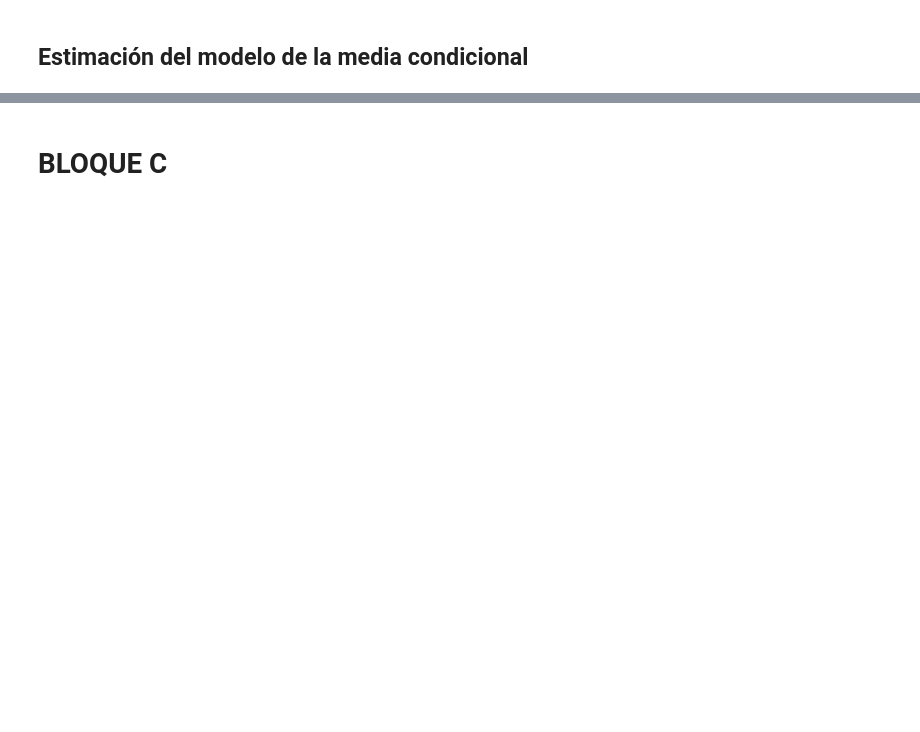
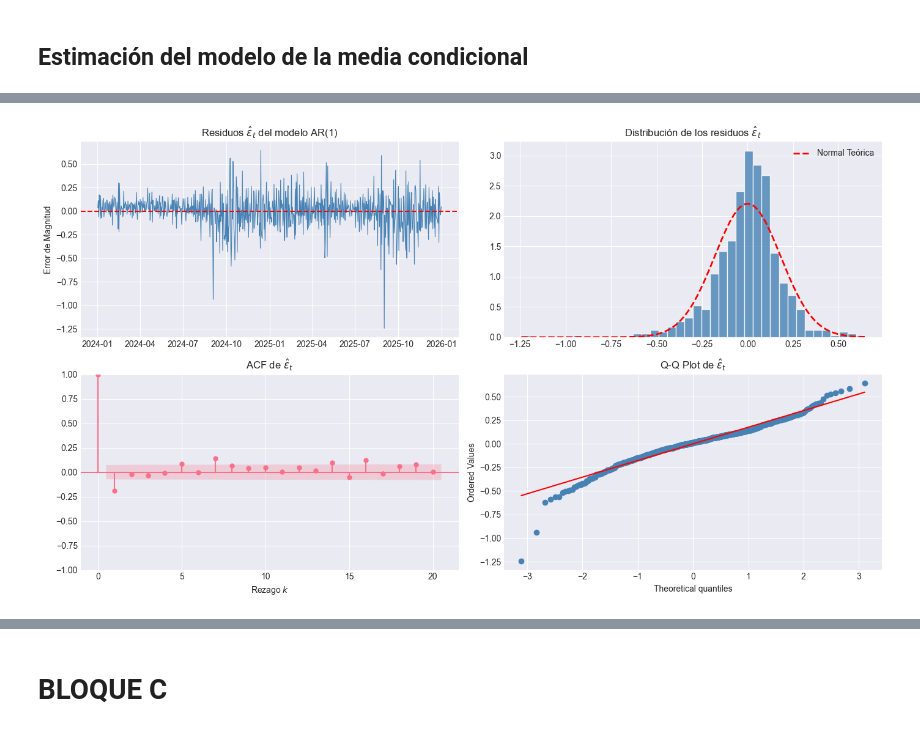
Before and after one commit to vanessalugo04/proyecto_series_tiempo, a Jupyter notebook: principal.ipynb, the cells around one changed output, grey strips where cells are left out. Cells and saved outputs as stored; diff of their text form; code cells hidden in the pictures; blank space fills up the shorter version.

```diff
--- a/principal.ipynb
+++ b/principal.ipynb
@@ -594,2 +907,98 @@ plt.show()
 # %% [markdown]
 ## Estimación del modelo de la media condicional
+# %%
+import numpy as np
+import pandas as pd
+import matplotlib.pyplot as plt
+import scipy.stats as stats
+from statsmodels.tsa.ar_model import AutoReg
+from statsmodels.stats.diagnostic import acorr_ljungbox
+from statsmodels.graphics.tsaplots import plot_acf
+
+# =========================================================
+# 1. ESTIMACIÓN DEL MODELO AR(1)
+# =========================================================
+ts_clean = ts.dropna()
+
+# Estimación AR(1) por Mínimos Cuadrados Ordinarios (OLS)
+# Usamos trend='c' porque la magnitud NO tiene media cero
+modelo_ar1 = AutoReg(ts_clean, lags=1, trend='c').fit()
+
+# Extraemos parámetros (el índice 0 es la constante, el 1 es el coeficiente AR)
+constante = modelo_ar1.params.iloc[0]
+phi_hat   = modelo_ar1.params.iloc[1]
+residuos  = modelo_ar1.resid
+
+print("Estimación AR(1) — Componente determinista de Sismos")
+print("=" * 55)
+print(f"  Constante (μ) : {constante:.4f}")
+print(f"  ϕ estimado    : {phi_hat:.4f}")
+print(f"  AIC           : {modelo_ar1.aic:.4f}")
+print(f"  BIC           : {modelo_ar1.bic:.4f}")
+print(f"  Obs. usadas   : {modelo_ar1.nobs:.0f}")
+
+# =========================================================
+# 2. DIAGNÓSTICO: ¿Son los residuos ruido blanco?
+# =========================================================
+# Recalculamos los rezagos para esta celda
+n = len(ts_clean)
+lags_lb = sorted(set([5, 10, 15, 20, int(np.log(n))]))
+
+lb_resid = acorr_ljungbox(residuos, lags=lags_lb, return_df=True)
+
+print("\nLjung-Box sobre residuos ε̂_t (¿Ruido blanco en la media?)")
+print("-" * 55)
+print(f"{'Rezago h':>10} {'Q_LB':>12} {'p-valor':>12} {'Conclusión':>22}")
+print("-" * 55)
+for index, row in lb_resid.iterrows():
+    q = float(row['lb_stat'])
+    p = float(row['lb_pvalue'])
+    c = 'Autocorr. residual' if p < 0.05 else 'Sin autocorr. (OK)'
+    print(f"{int(index):>10} {q:>12.4f} {p:>12.6f} {c:>22}")
+
+# =========================================================
+# 3. VISUALIZACIÓN DIAGNÓSTICA (4 Paneles)
+# =========================================================
+fig, axes = plt.subplots(2, 2, figsize=(14, 8))
+
+# Panel Arriba-Izquierda: Serie temporal de residuos
+axes[0,0].plot(residuos.index, residuos, color='steelblue', linewidth=0.8)
+axes[0,0].axhline(0, color='red', linestyle='--', linewidth=1.5)
+axes[0,0].set_title('Residuos $\\hat{\\varepsilon}_t$ del modelo AR(1)')
+axes[0,0].set_ylabel('Error de Magnitud')
+
+# Panel Arriba-Derecha: Histograma vs Normal
+# density=True asegura que el histograma comparta escala con la curva PDF
+axes[0,1].hist(residuos, bins=40, color='steelblue', edgecolor='white', alpha=0.8, density=True)
+xr = np.linspace(residuos.min(), residuos.max(), 200)
+axes[0,1].plot(xr, stats.norm.pdf(xr, residuos.mean(), residuos.std()),
+               'r--', linewidth=2, label='Normal Teórica')
+axes[0,1].set_title('Distribución de los residuos $\\hat{\\varepsilon}_t$')
+axes[0,1].legend()
+
+# Panel Abajo-Izquierda: ACF de los residuos
+plot_acf(residuos, lags=20, ax=axes[1,0], title='ACF de $\\hat{\\varepsilon}_t$')
+axes[1,0].set_xlabel('Rezago $k$')
+
+# Panel Abajo-Derecha: Q-Q Plot
+stats.probplot(residuos, dist='norm', plot=axes[1,1])
+axes[1,1].set_title('Q-Q Plot de $\\hat{\\varepsilon}_t$')
+axes[1,1].get_lines()[0].set_markerfacecolor('steelblue')
+axes[1,1].get_lines()[0].set_markeredgecolor('steelblue')
+
+plt.tight_layout()
+plt.show()
+
+# =========================================================
+# 4. TEST DE NORMALIDAD (Jarque-Bera)
+# =========================================================
+stat_jb, p_jb = stats.jarque_bera(residuos)
+print(f"\nTest Jarque-Bera sobre residuos:")
+print(f"  Estadístico = {stat_jb:.4f}  |  p-valor = {p_jb:.4f}")
+print(f"  Curtosis = {residuos.kurtosis():.4f} (Exceso)  |  Asimetría = {residuos.skew():.4f}")
+
+if p_jb < 0.05:
+    print("  Conclusión: Se rechaza normalidad (Colas pesadas — Fuerte indicio de Efecto ARCH)")
+else:
+    print("  Conclusión: No se rechaza normalidad")
+# %% [output]
@@ -595,0 +1022 @@ plt.show()
+[figure, added]
```
Also changed, not shown: parts of 6 cells of this notebook.
